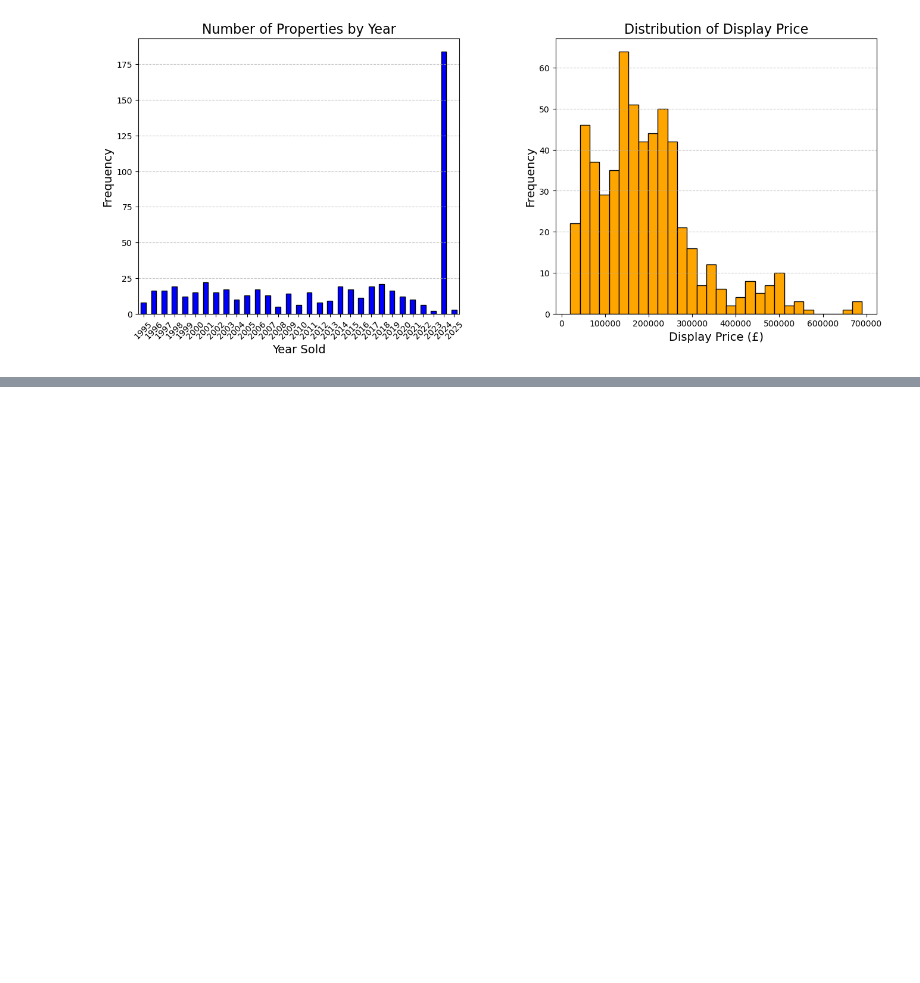
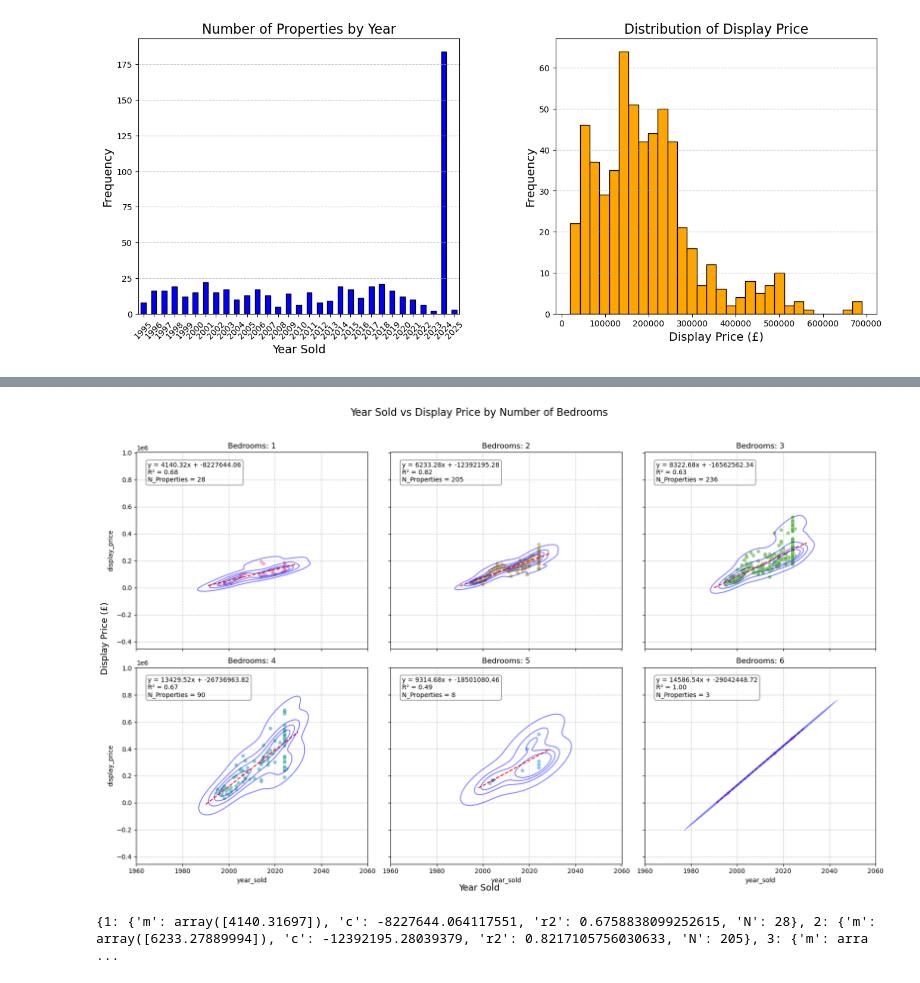
Before and after one commit to RoryThomas16/Cardiff-Housing-Price-Predictor, a Jupyter notebook: Cardiff-Housing_Price_Predictor.ipynb, the cells around one changed output, grey strips where cells are left out. Cells and saved outputs as stored; diff of their text form; code cells hidden in the pictures; blank space fills up the shorter version.

```diff
--- a/Cardiff-Housing_Price_Predictor.ipynb
+++ b/Cardiff-Housing_Price_Predictor.ipynb
@@ -134,0 +138,67 @@ plt.show()
+# %%
+# Get unique values for the number of bedrooms
+unique_bedrooms = np.sort(df['bedrooms'].dropna().unique())
+
+# Define a list of colors for the subplots
+colors = sns.color_palette("husl", len(unique_bedrooms))
+
+fig, axes = plt.subplots(nrows=int(np.ceil(len(unique_bedrooms) / 3)), ncols=3, figsize=(18, 12), sharex=True, sharey=True)
+axes = axes.flatten()  # Flatten the axes array for easy iteration
+
+lin_reg = {}
+# Loop through each unique number of bedrooms and plot
+for i, bedrooms in enumerate(unique_bedrooms):
+    ax = axes[i]
+    subset = df[df['bedrooms'] == bedrooms]  # Filter data for the current number of bedrooms
+
+    # Scatter plot
+    sns.scatterplot(data=subset, x='year_sold', y='display_price', alpha=0.6, ax=ax, color=colors[i])
+
+    # Fit linear regression
+    if len(subset) > 1:  # Ensure there is enough data to fit a regression
+        X = subset['year_sold'].values.reshape(-1, 1)
+        y_vals = subset['display_price'].values
+        reg = LinearRegression().fit(X, y_vals)
+        # Extend regression line
+        x_range = np.linspace(X.min() - 5, X.max() + 5, 100).reshape(-1, 1)
+        y_range = reg.predict(x_range)
+        ax.plot(x_range, y_range, color='red', linestyle='--', label='Regression Line')
+
+        # Calculate R²
+        r2 = reg.score(X, y_vals)
+
+        # Add regression equation, R², and number of data points to the plot
+        ax.text(0.05, 0.95, f"y = {reg.coef_[0]:.2f}x + {reg.intercept_:.2f}\nR² = {r2:.2f}\nN_Properties = {len(subset)}",
+                transform=ax.transAxes, fontsize=10, verticalalignment='top',
+                bbox=dict(boxstyle="round", alpha=0.5, facecolor="white"))
+
+        # Dictionary output
+        lin_reg[int(bedrooms)] = {'m': reg.coef_, 'c': reg.intercept_, 'r2': r2, 'N':len(subset)}
+
+    else:
+        # Add number of data points if regression is not performed
+        ax.text(0.05, 0.95, f"N = {len(subset)}",
+                transform=ax.transAxes, fontsize=10, verticalalignment='top',
+                bbox=dict(boxstyle="round", alpha=0.5, facecolor="white"))
+
+    # KDE plot
+    sns.kdeplot(data=subset, x='year_sold', y='display_price', levels=5, color='blue', alpha=0.5, ax=ax)
+
+    ax.set_title(f"Bedrooms: {int(bedrooms)}")
+    ax.grid(linestyle='--', alpha=0.7)
+
+for j in range(i + 1, len(axes)):
+    fig.delaxes(axes[j])
+
+fig.suptitle("Year Sold vs Display Price by Number of Bedrooms", y=0.92, fontsize=16)
+fig.text(0.5, 0.04, "Year Sold", ha="center", fontsize=14)
+fig.text(0.04, 0.5, "Display Price (£)", va="center", rotation="vertical", fontsize=14)
+
+# Show the plot
+plt.tight_layout(rect=[0.04, 0.04, 1, 0.9])
+plt.show()
+
+print(lin_reg)
+# %% [output]
+[figure, added]
+{1: {'m': array([4140.31697]), 'c': -8227644.064117551, 'r2': 0.6758838099252615, 'N': 28}, 2: {'m': array([6233.27889994]), 'c': -12392195.28039379, 'r2': 0.8217105756030633, 'N': 205}, 3: {'m': arra ...
```
Also changed, not shown: parts of 3 cells of this notebook, 1 other file.
